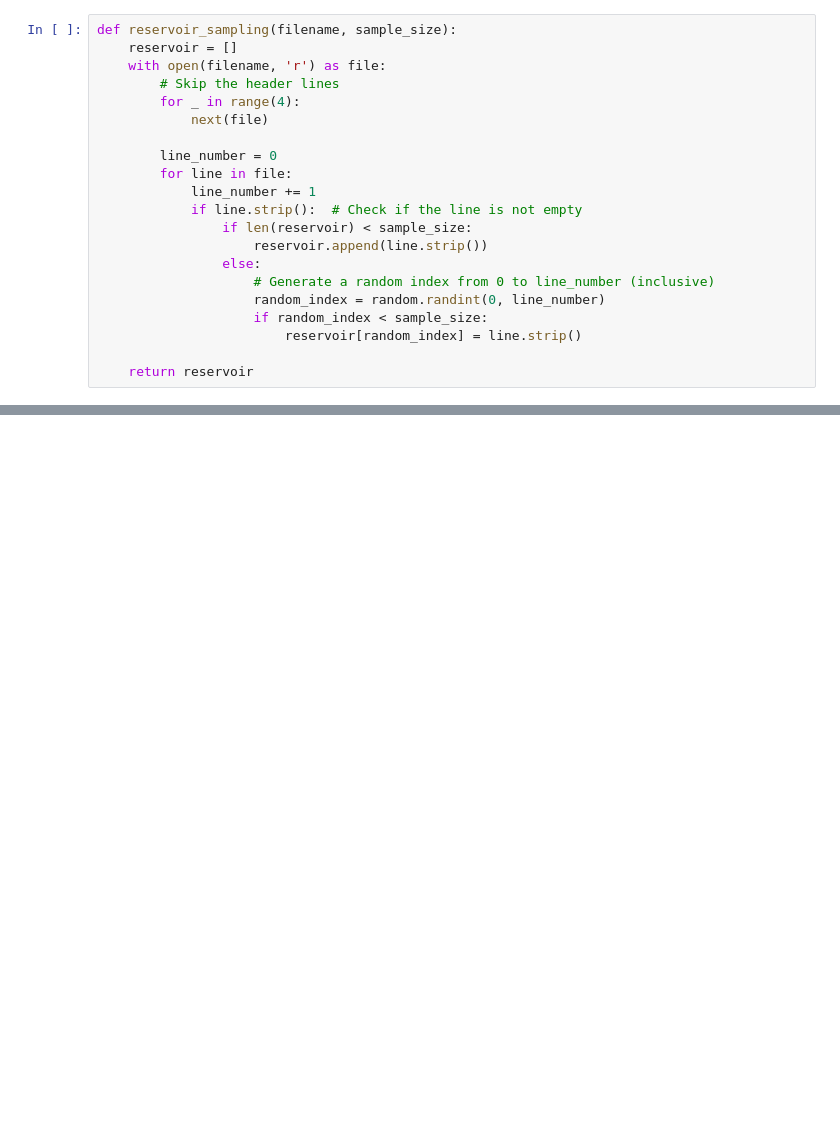
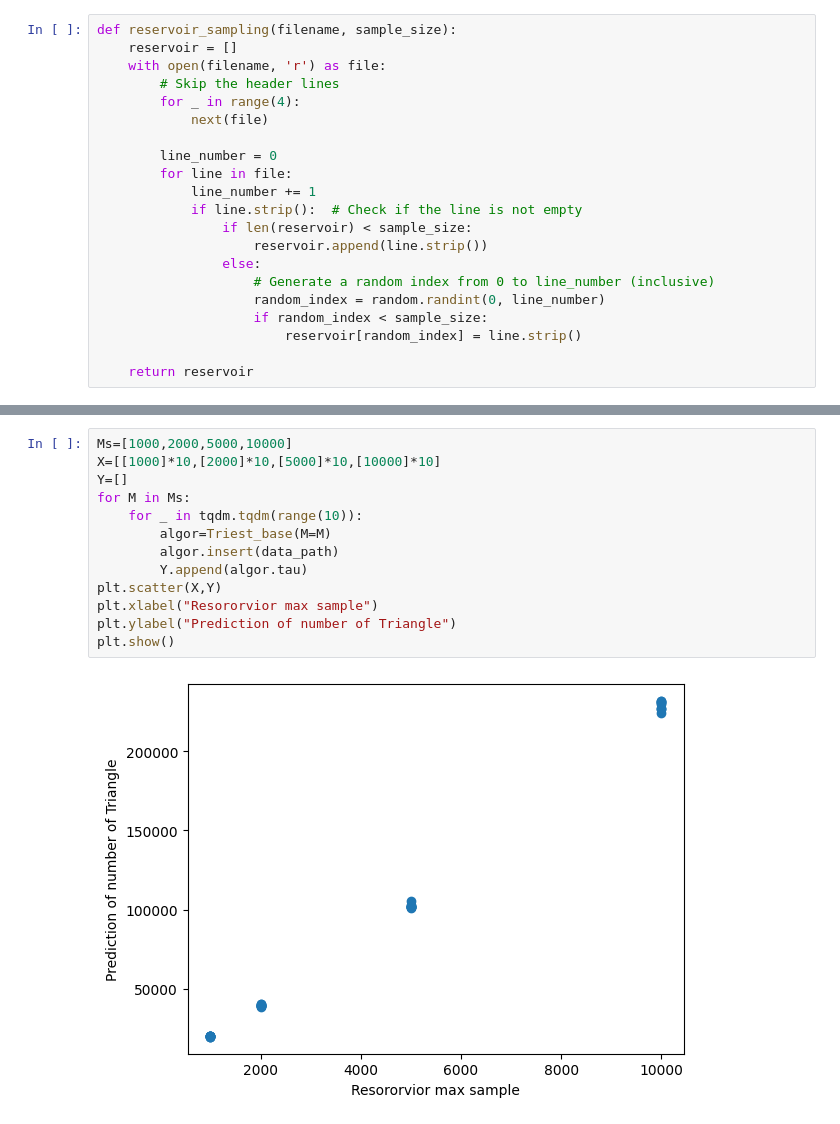
Before and after one commit to zhanglinyi1999/Datamining_HW3, a Jupyter notebook: src/lab3.ipynb, the cells around one changed output, grey strips where cells are left out. Saved outputs shown, nothing was run; the diff lists cells and outputs as text; blank space fills up the shorter version.

```diff
--- a/src/lab3.ipynb
+++ b/src/lab3.ipynb
@@ -54,0 +188,15 @@ Sampled edges:
+# %%
+Ms=[1000,2000,5000,10000]
+X=[[1000]*10,[2000]*10,[5000]*10,[10000]*10]
+Y=[]
+for M in Ms:
+    for _ in tqdm.tqdm(range(10)):
+        algor=Triest_base(M=M)
+        algor.insert(data_path)
+        Y.append(algor.tau)
+plt.scatter(X,Y)
+plt.xlabel("Resororvior max sample")
+plt.ylabel("Prediction of number of Triangle")
+plt.show()
+# %% [output]
+[figure, added]
```
Also changed, not shown: parts of 14 cells of this notebook.
